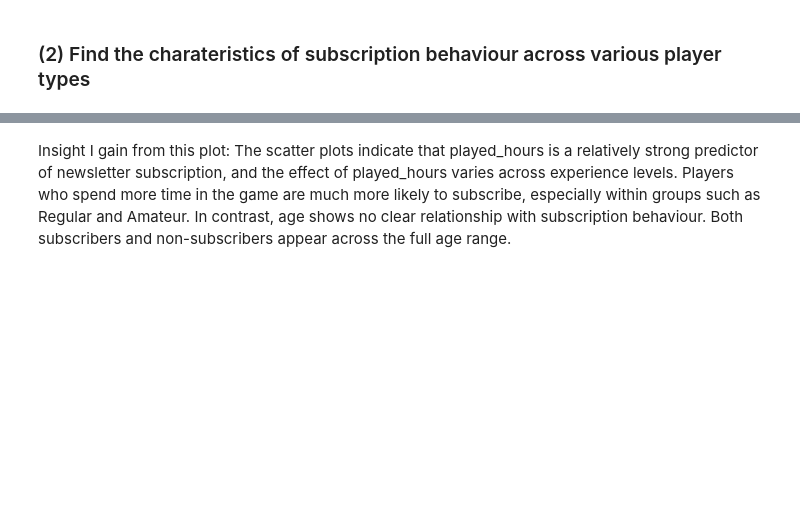
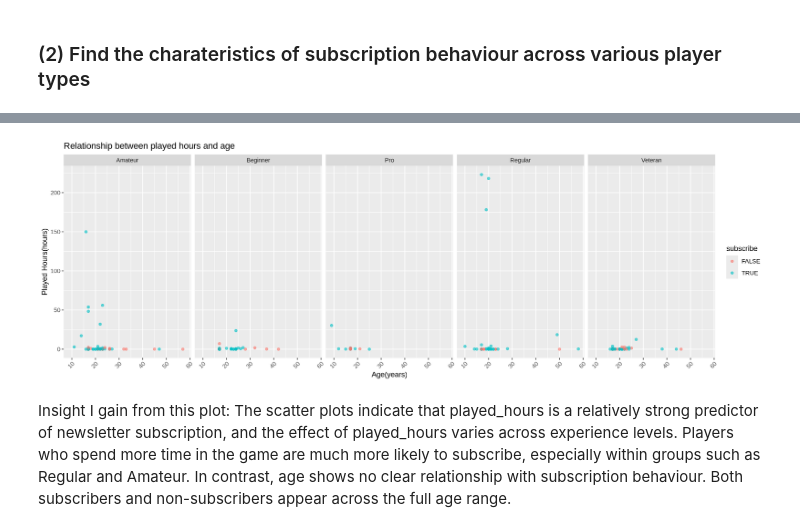
Before and after one commit to Evelyn925/individual_project, a Jupyter notebook: individual_project.ipynb, the cells around one changed output, grey strips where cells are left out. Drawn from its saved outputs; the diff is of its cells as text; code cells hidden in the pictures; blank space fills up the shorter version.

```diff
--- a/individual_project.ipynb
+++ b/individual_project.ipynb
@@ -213,0 +207,8 @@ Warning message in FUN(X[[i]], ...):
+# %%
+options(repr.plot.width = 15, repr.plot.height = 5)
+
+scatter_plots<- scatter_plot+
+facet_grid(~ experience)+
+theme(axis.text.x = element_text(angle = 45, hjust = 1))
+scatter_plots
+# %% [output]
@@ -214,3 +217,4 @@ Warning message in FUN(X[[i]], ...):
+[figure, added]
 # %% [markdown]
 Insight I gain from this plot: The scatter plots indicate that played_hours is a relatively strong predictor of newsletter subscription, and the effect of played_hours varies across experience levels. Players who spend more time in the game are much more likely to subscribe, especially within groups such as Regular and Amateur. In contrast, age shows no clear relationship with subscription behaviour. Both subscribers and non-subscribers appear across the full age range.
 # %% [markdown]
```
Also changed, not shown: parts of 4 cells of this notebook.
